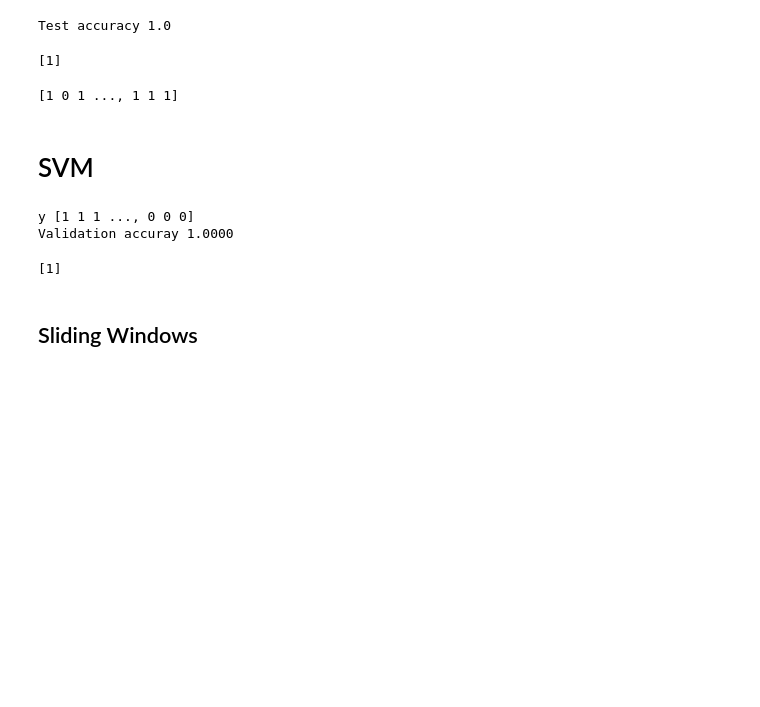
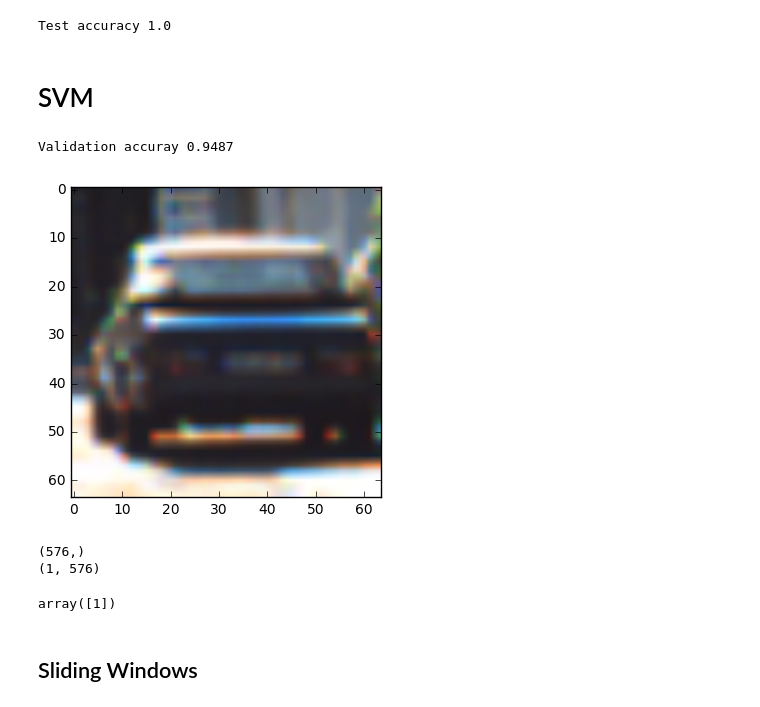
Before and after one commit to soon-yau/SDCND_Term1, a Jupyter notebook: vehicle-detect-tracking/vehicle-detect-track.ipynb, the cells around one changed output. Cells and saved outputs as stored; diff of their text form; code cells hidden in the pictures; blank space fills up the shorter version.

```diff
--- a/vehicle-detect-tracking/vehicle-detect-track.ipynb
+++ b/vehicle-detect-tracking/vehicle-detect-track.ipynb
@@ -248,25 +231,10 @@ accuracy=np.mean(pred==y_test)
 print('Test accuracy', accuracy)
 # %% [output]
 Test accuracy 1.0
-# %%
-img_path=os.getcwd()+'/datasets/non-vehicles/Extras/extra9.png'
-img=cv2.imread(img_path)
-hog_feat=extract_hog(img, hog_idx=[81])
-
-#X_scaler=StandardScaler().fit(hog_feat)
-#hog_feat=X_scaler.transform(hog_feat)
-
-print(clf.predict(hog_feat.reshape(-1,1)))
-# %% [output]
-[1]
-# %%
-print(y_test)
-# %% [output]
-[1 0 1 ..., 1 1 1]
 # %% [markdown]
 # SVM
 # %%
-X_train, X_test, y_train, y_test=process_datasets(features='hog_and_color', color_space='YUV')
+X_train, X_test, y_train, y_test=process_datasets(features='hog', color_space='YUV')
 
 clf=svm.SVC(kernel='linear')
 clf.fit(X_train,y_train)
@@ -275,19 +243,31 @@ y_pred=clf.predict(X_test)
 val_acc=accuracy_score(y_test, y_pred)
 print('Validation accuray %.4f'%val_acc)
 # %% [output]
-y [1 1 1 ..., 0 0 0]
-Validation accuray 1.0000
+Validation accuray 0.9487
 # %%
-img_path=os.getcwd()+'/datasets/non-vehicles/Extras/extra1.png'
-#img_path=os.getcwd()+'/datasets/vehicles/GTI_Left/image0019.png'
-img=cv2.imread(img_path)
-feat=extract_features(img, feature='hog_and_color', color_space='YUV')
-feat=feat.reshape(1,-1)
-X_scaler=StandardScaler().fit(feat)
-feat=X_scaler.transform(feat)
+def predict_vehicle(clf, image):
+    image=cv2.resize(image,(64,64))
+    feat=extract_features(image, feature='hog', color_space='YUV')
 
-print(clf.predict(feat))
+    feat=feat.reshape(1,-1)
+
+    #X_scaler=StandardScaler().fit(feat)
+    #feat=X_scaler.transform(feat)
+
+    return(clf.predict(feat))
-# %% [output]
-[1]
+# %%
+#img_path='./datasets/non-vehicles/GTI/image1.png'
+img_path='./datasets/vehicles/KITTI_extracted/1.png'
+
+img=read_image(img_path)
+
+plt.imshow(img)
+plt.show()
+predict_vehicle(clf, img)
+# %% [output]
+[figure, added]
+(576,)
+(1, 576)
+array([1])
 # %% [markdown]
 ## Sliding Windows
```
Also changed, not shown: parts of 10 cells of this notebook.
